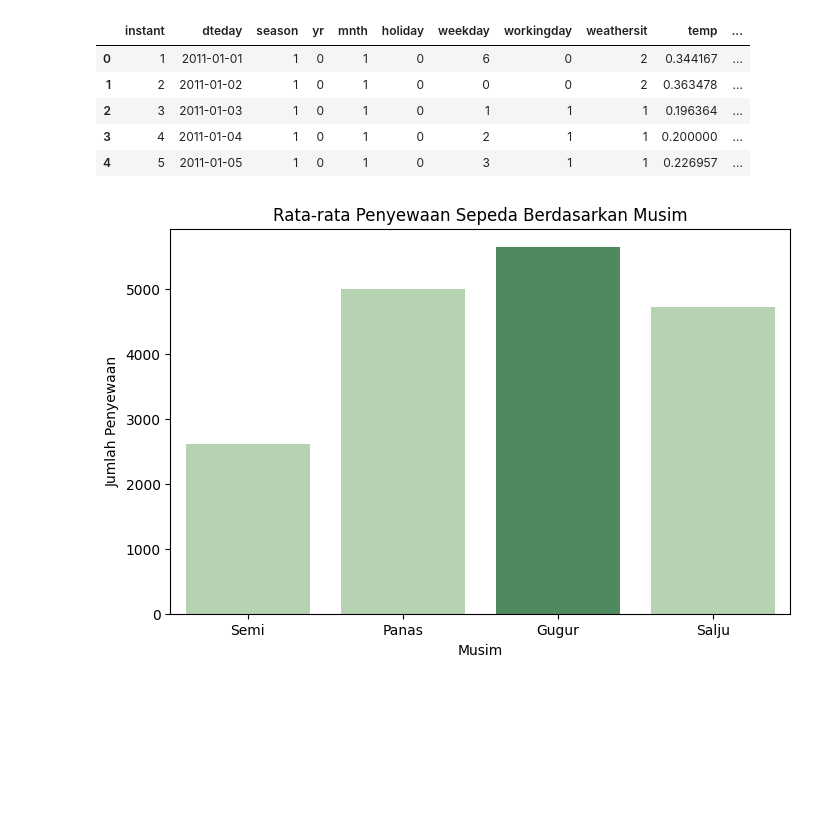
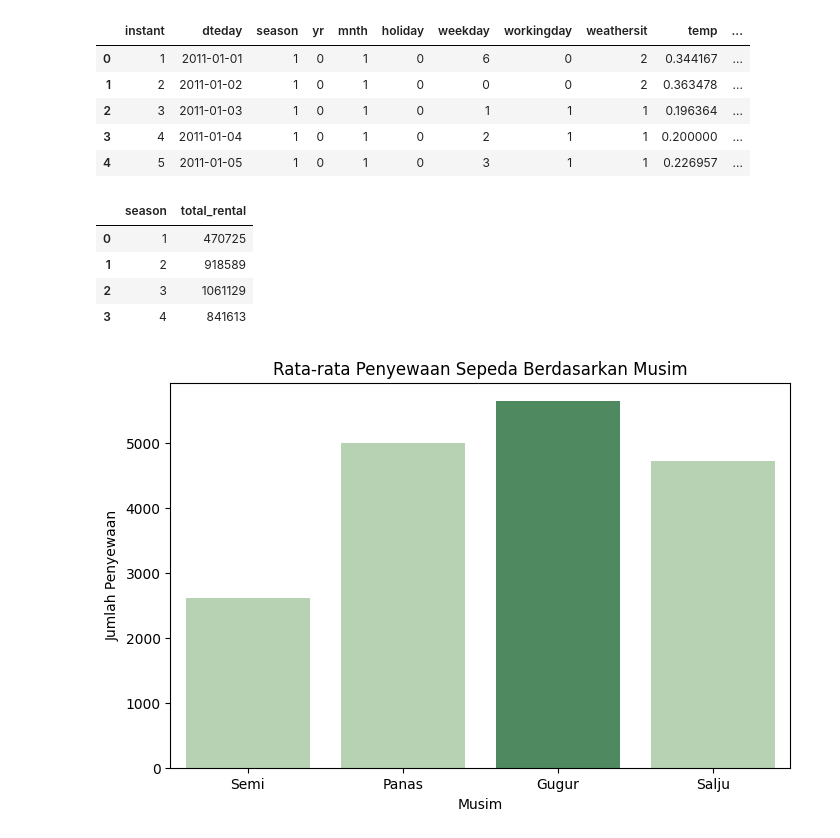
Before and after one commit to NaufalYogaPratama/data-analysis-submission, a Jupyter notebook: BikeSharingAnalysis.ipynb, the cells around one changed output. Cells and saved outputs as stored; diff of their text form; code cells hidden in the pictures; blank space fills up the shorter version.

```diff
--- a/BikeSharingAnalysis.ipynb
+++ b/BikeSharingAnalysis.ipynb
@@ -516,6 +518,16 @@ day_df.head()
 | 2 | 3 | 2011-01-03 | 1 | 0 | 1 | 0 | 1 | 1 | 1 | 0.196364 | ... |
 | 3 | 4 | 2011-01-04 | 1 | 0 | 1 | 0 | 2 | 1 | 1 | 0.200000 | ... |
 | 4 | 5 | 2011-01-05 | 1 | 0 | 1 | 0 | 3 | 1 | 1 | 0.226957 | ... |
+# %%
+seasonal_rental_df = day_df.groupby('season')['cnt'].sum().reset_index()
+seasonal_rental_df.rename(columns={'cnt': 'total_rental'}, inplace=True)
+seasonal_rental_df
+# %% [output]
+|  | season | total_rental |
+| 0 | 1 | 470725 |
+| 1 | 2 | 918589 |
+| 2 | 3 | 1061129 |
+| 3 | 4 | 841613 |
 # %%
 # Plot rata-rata penyewaan berdasarkan musim
 plt.figure(figsize=(8, 5))
```
Also changed, not shown: parts of 17 cells of this notebook.
